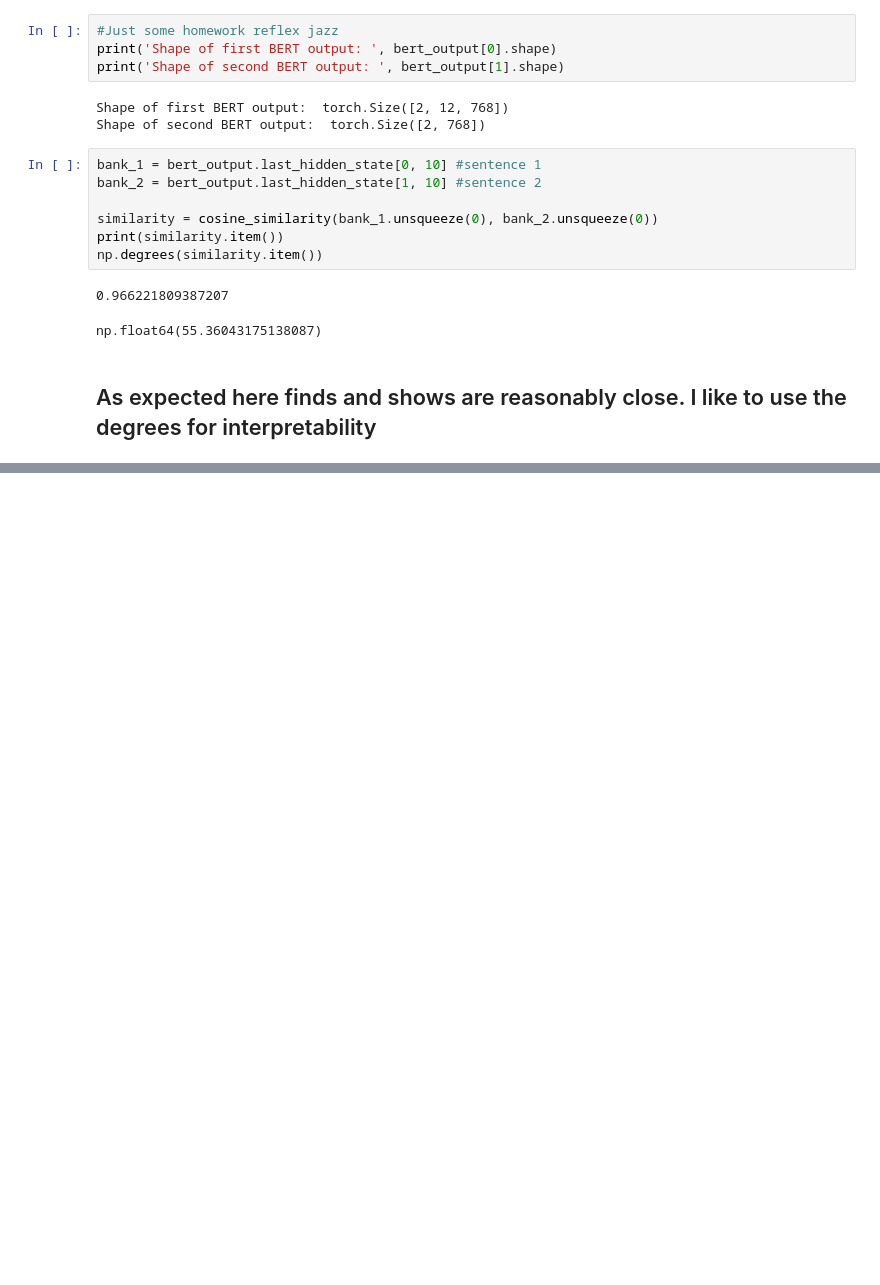
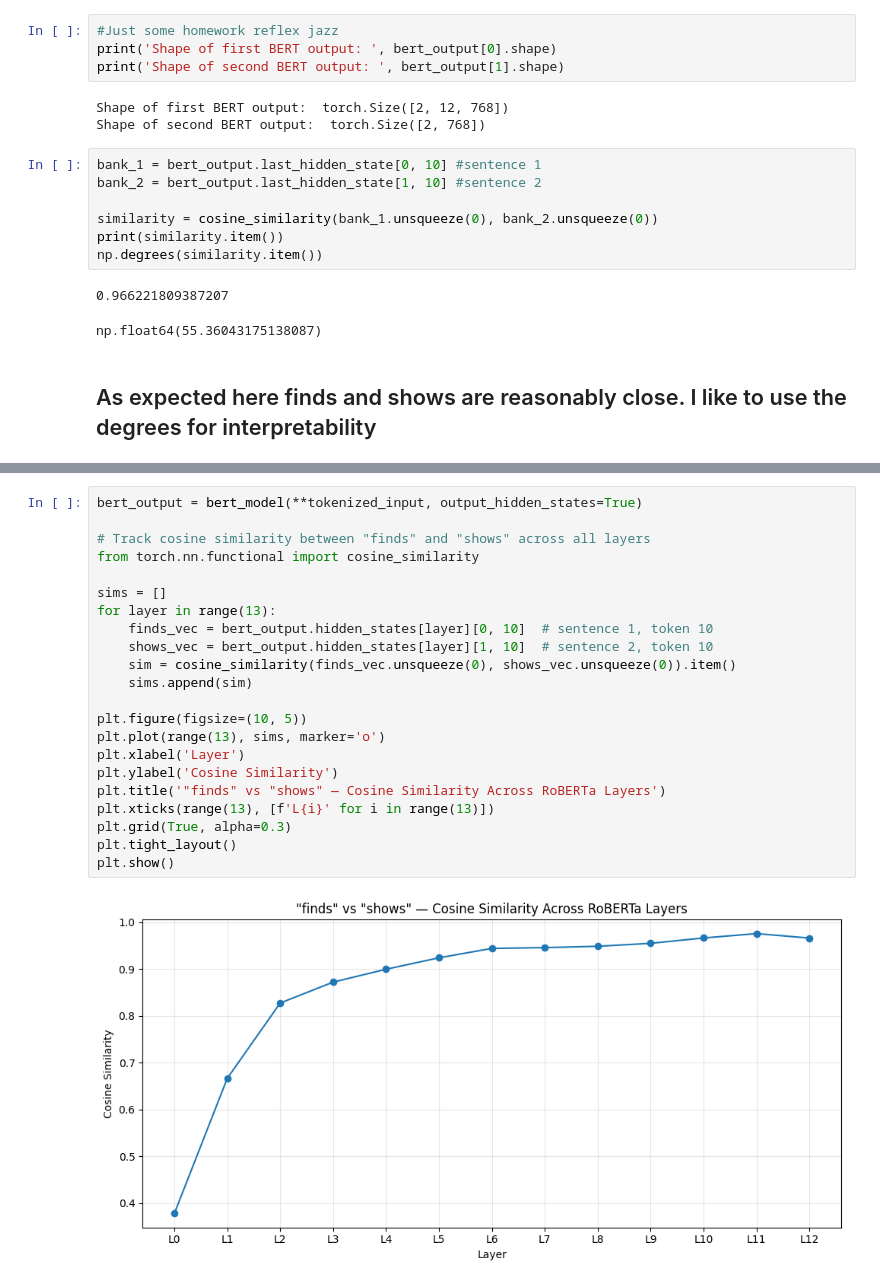
Before and after one commit to jubacochran-uc-berkeley/mids266-exaggeration, a Jupyter notebook: notebooks/eda_roberta_and_copenlu.ipynb, the cells around one changed output, grey strips where cells are left out. Drawn from its saved outputs; the diff is of its cells as text; blank space fills up the shorter version.

```diff
--- a/notebooks/eda_roberta_and_copenlu.ipynb
+++ b/notebooks/eda_roberta_and_copenlu.ipynb
@@ -341,0 +378,24 @@ np.float64(55.36043175138087)
+# %%
+bert_output = bert_model(**tokenized_input, output_hidden_states=True)
+
+# Track cosine similarity between "finds" and "shows" across all layers
+from torch.nn.functional import cosine_similarity
+
+sims = []
+for layer in range(13):
+    finds_vec = bert_output.hidden_states[layer][0, 10]  # sentence 1, token 10
+    shows_vec = bert_output.hidden_states[layer][1, 10]  # sentence 2, token 10
+    sim = cosine_similarity(finds_vec.unsqueeze(0), shows_vec.unsqueeze(0)).item()
+    sims.append(sim)
+
+plt.figure(figsize=(10, 5))
+plt.plot(range(13), sims, marker='o')
+plt.xlabel('Layer')
+plt.ylabel('Cosine Similarity')
+plt.title('"finds" vs "shows" — Cosine Similarity Across RoBERTa Layers')
+plt.xticks(range(13), [f'L{i}' for i in range(13)])
+plt.grid(True, alpha=0.3)
+plt.tight_layout()
+plt.show()
+# %% [output]
+[figure, added]
```
Also changed, not shown: parts of 2 cells of this notebook.
